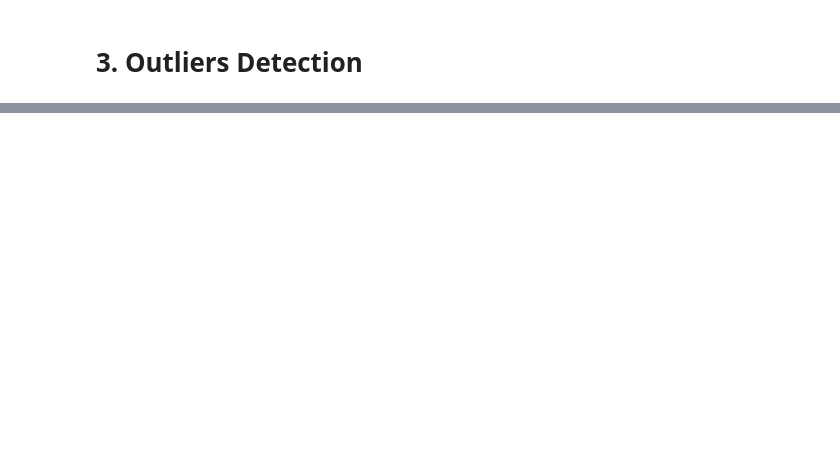
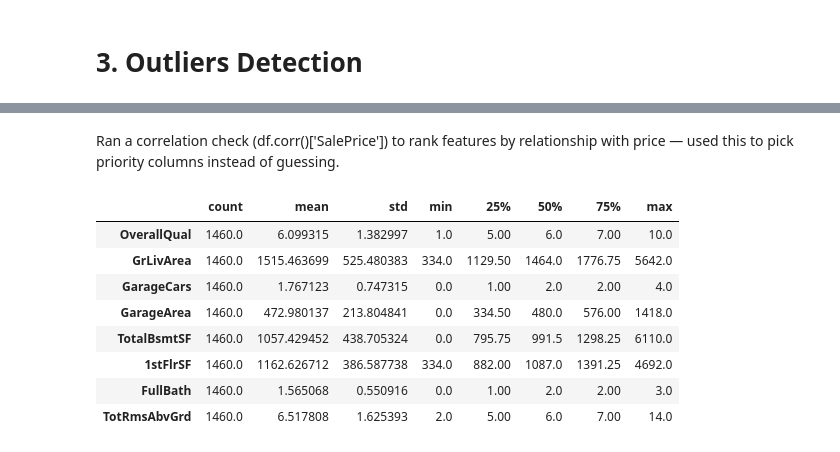
Before and after one commit to VishRoy/kaggle-notebook, a Jupyter notebook: house-prices-advanced-regression.ipynb, the cells around one changed output, grey strips where cells are left out. Saved outputs shown, nothing was run; the diff lists cells and outputs as text; code cells hidden in the pictures; blank space fills up the shorter version.

```diff
--- a/house-prices-advanced-regression.ipynb
+++ b/house-prices-advanced-regression.ipynb
@@ -241,0 +327,17 @@ Length: 80, dtype: int64
+# %% [markdown]
+Ran a correlation check (df.corr()['SalePrice']) to rank features by relationship with price — used this to pick priority columns instead of guessing.
+# %%
+top_cols = ['OverallQual', 'GrLivArea', 'GarageCars', 'GarageArea',
+            'TotalBsmtSF', '1stFlrSF', 'FullBath', 'TotRmsAbvGrd']
+
+df[top_cols].describe().T
+# %% [output]
+|  | count | mean | std | min | 25% | 50% | 75% | max |
+| OverallQual | 1460.0 | 6.099315 | 1.382997 | 1.0 | 5.00 | 6.0 | 7.00 | 10.0 |
+| GrLivArea | 1460.0 | 1515.463699 | 525.480383 | 334.0 | 1129.50 | 1464.0 | 1776.75 | 5642.0 |
+| GarageCars | 1460.0 | 1.767123 | 0.747315 | 0.0 | 1.00 | 2.0 | 2.00 | 4.0 |
+| GarageArea | 1460.0 | 472.980137 | 213.804841 | 0.0 | 334.50 | 480.0 | 576.00 | 1418.0 |
+| TotalBsmtSF | 1460.0 | 1057.429452 | 438.705324 | 0.0 | 795.75 | 991.5 | 1298.25 | 6110.0 |
+| 1stFlrSF | 1460.0 | 1162.626712 | 386.587738 | 334.0 | 882.00 | 1087.0 | 1391.25 | 4692.0 |
+| FullBath | 1460.0 | 1.565068 | 0.550916 | 0.0 | 1.00 | 2.0 | 2.00 | 3.0 |
+| TotRmsAbvGrd | 1460.0 | 6.517808 | 1.625393 | 2.0 | 5.00 | 6.0 | 7.00 | 14.0 |
```
Also changed, not shown: parts of 24 cells of this notebook.
